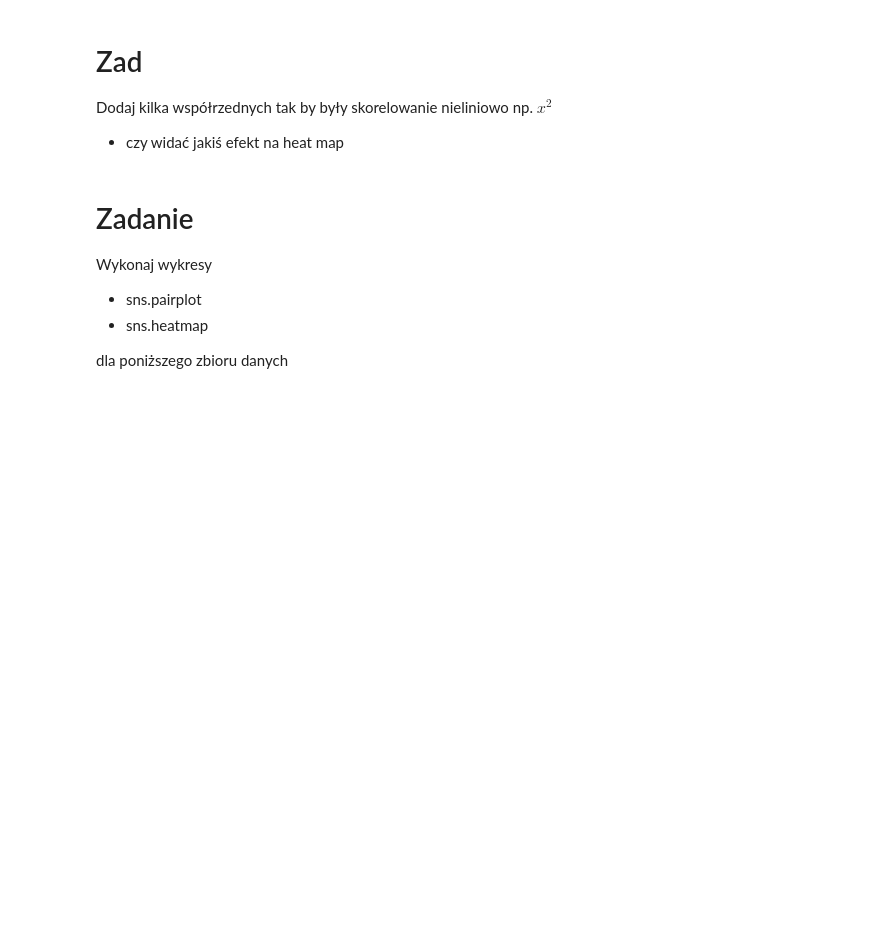
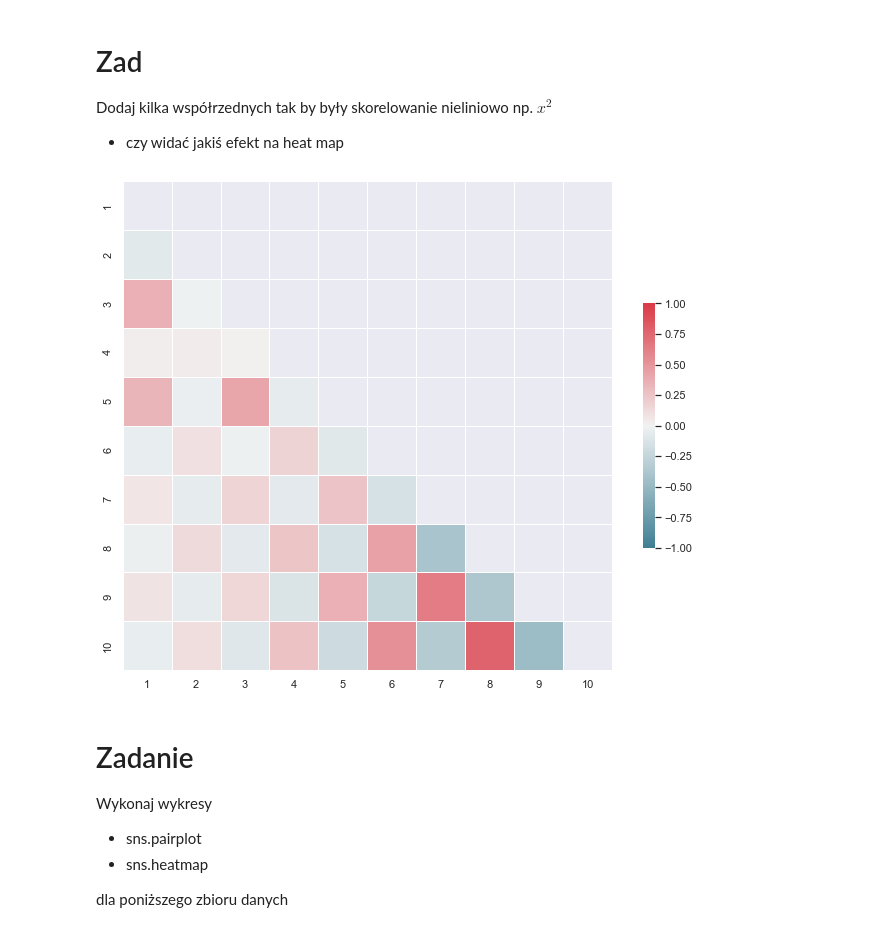
Before and after one commit to she3r/podstawy_sztucznej_inteligencji, a Jupyter notebook: Z03_B_correlation.ipynb, the cells around one changed output. Saved outputs shown, nothing was run; the diff lists cells and outputs as text; code cells hidden in the pictures; blank space fills up the shorter version.

```diff
--- a/Z03_B_correlation.ipynb
+++ b/Z03_B_correlation.ipynb
@@ -91,6 +133,30 @@ Wygeneruj dane 10. wymiarowe tak by
 # Zad
 Dodaj kilka współrzednych tak by były skorelowanie nieliniowo np. $x^2$
 * czy widać jakiś efekt na heat map
+# %%
+# im wiekszy rozstrzal (vmin, vmax) tym wiekszy wplyw na heatmape. Bardziej znaczacy wplyw powoduje zanik wplywu oryginalnych danych
+# mamy wtedy przejaskrawienie od ciemnej gornej czesci polowki ku jaskrawemu dolowi
+vmin, vmax = -1.6,1.6
+num_of_add = 50
+additional_data = pd.DataFrame([[x**i for i in range(1,10+1,1)] for x in np.random.uniform(vmin,vmax,num_of_add)])
+corrprim = data.append(additional_data).corr()
+# maskujemy gorna polowke
+mask = np.zeros_like(corrprim, dtype=bool)
+mask[np.triu_indices_from(mask)] = True
+
+cmap = sns.diverging_palette(220, 10, as_cmap=True)
+
+# Set up the matplotlib figure
+_, ax = plt.subplots(figsize=(11, 9))
+# Draw the heatmap with the mask and correct aspect ratio
+x_axis_label = [i for i in range(1,10+1,1)]
+y_axis_label = [i for i in range(1,10+1,1)]
+sns.heatmap(corrprim, mask=mask, cmap=cmap, vmin=-1, vmax=1,
+            square=True, xticklabels=x_axis_label, yticklabels=y_axis_label,
+            linewidths=.5, cbar_kws={"shrink": .5}, ax=ax)
+plt.show()
+# %% [output]
+[figure, added]
 # %% [markdown]
 # Zadanie
 Wykonaj wykresy
```
Also changed, not shown: parts of 7 cells of this notebook, 6 other files.
